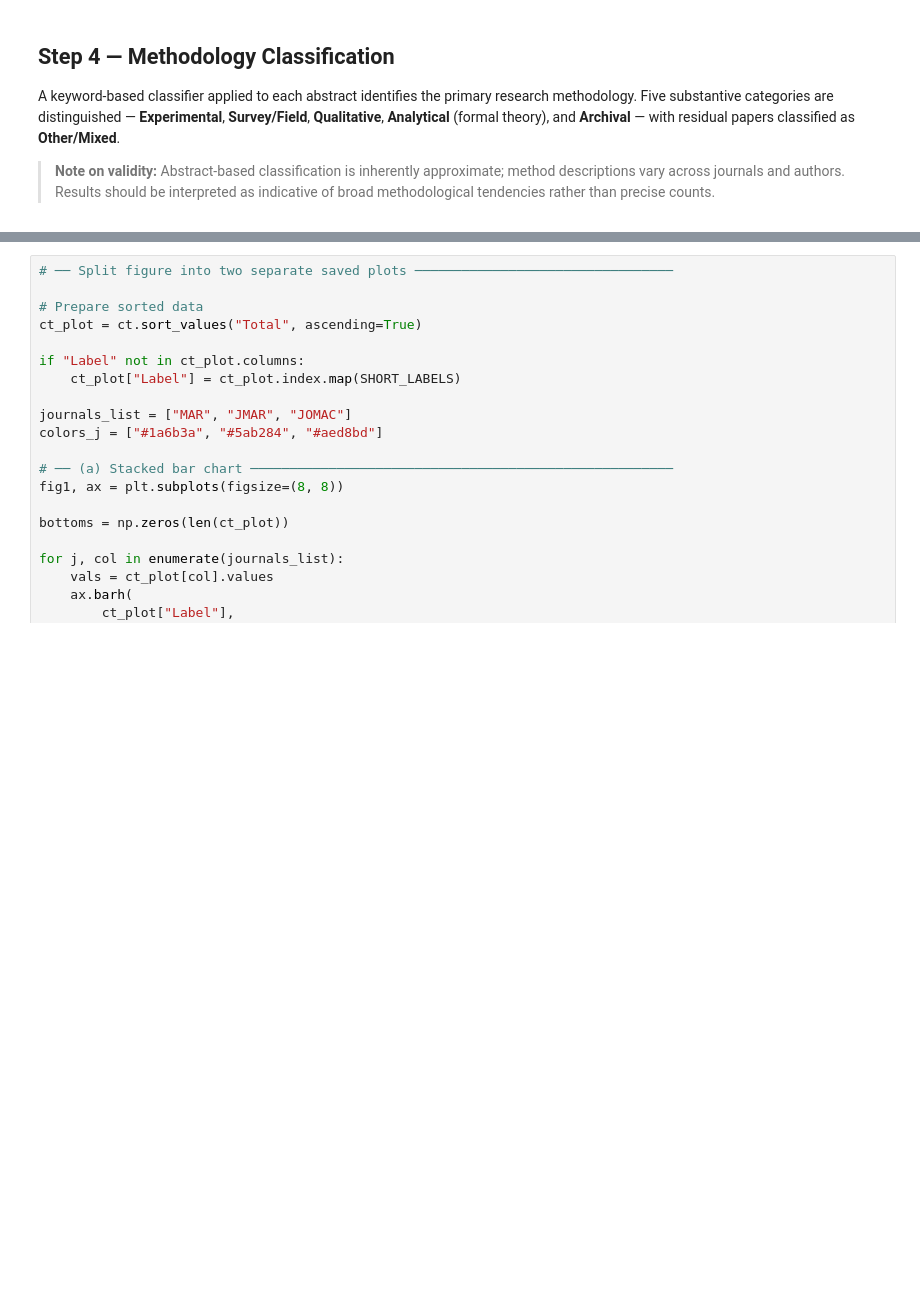
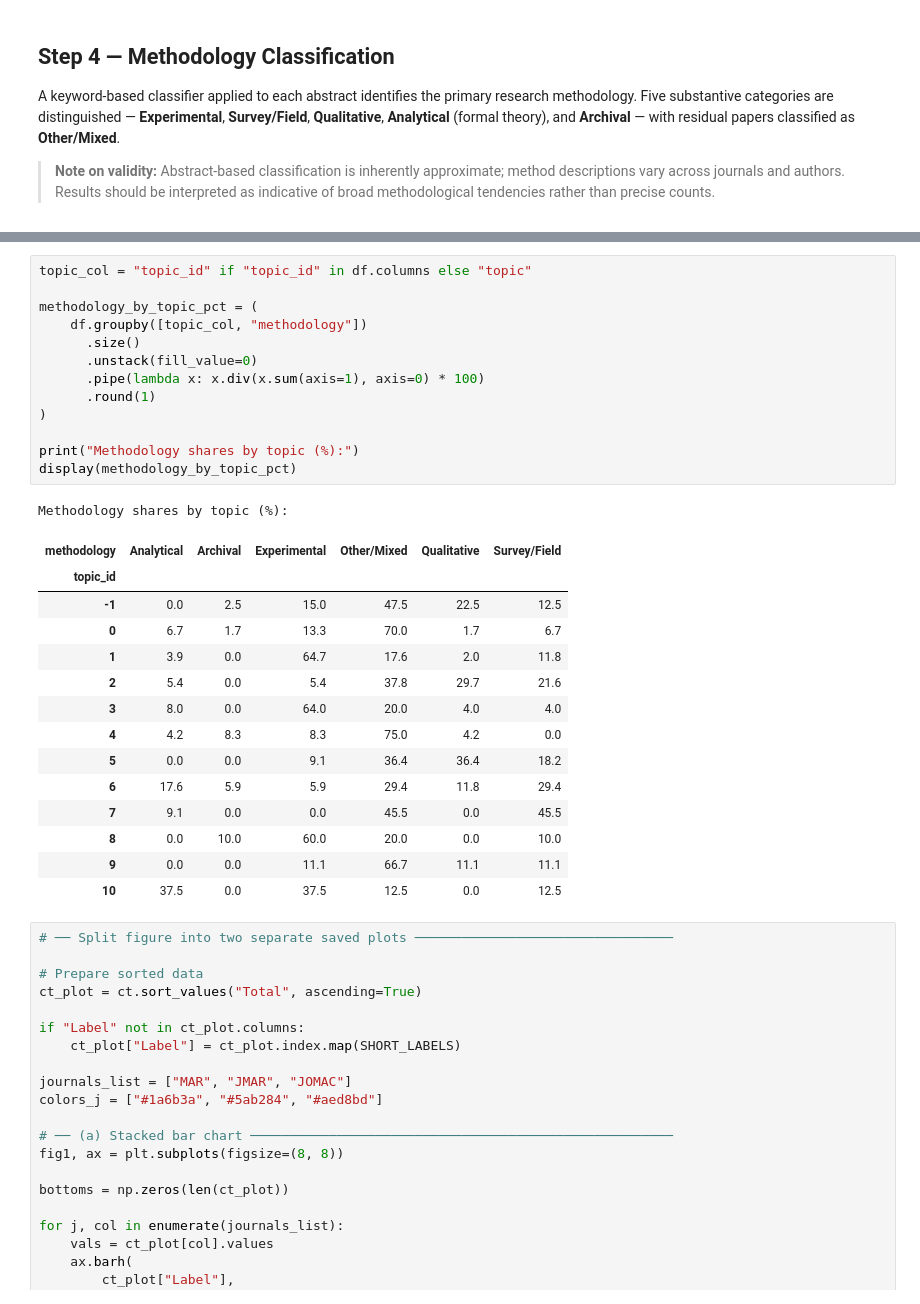
Before and after one commit to soerenssch/AFA, a Jupyter notebook: 03_AI_Labelling.ipynb, the cells around one changed output, grey strips where cells are left out. Saved outputs shown, nothing was run; the diff lists cells and outputs as text; blank space fills up the shorter version.

Commit message:
Methodology + Topic analysis added

```diff
--- a/03_AI_Labelling.ipynb
+++ b/03_AI_Labelling.ipynb
@@ -254,3 +263,32 @@ print("\n✓ papers_with_labels.csv updated")
+# %%
+topic_col = "topic_id" if "topic_id" in df.columns else "topic"
+
+methodology_by_topic_pct = (
+    df.groupby([topic_col, "methodology"])
+      .size()
+      .unstack(fill_value=0)
+      .pipe(lambda x: x.div(x.sum(axis=1), axis=0) * 100)
+      .round(1)
+)
+
+print("Methodology shares by topic (%):")
+display(methodology_by_topic_pct)
+# %% [output]
+Methodology shares by topic (%):
+| methodology | Analytical | Archival | Experimental | Other/Mixed | Qualitative | Survey/Field |
+| topic_id |  |  |  |  |  |  |
+| -1 | 0.0 | 2.5 | 15.0 | 47.5 | 22.5 | 12.5 |
+| 0 | 6.7 | 1.7 | 13.3 | 70.0 | 1.7 | 6.7 |
+| 1 | 3.9 | 0.0 | 64.7 | 17.6 | 2.0 | 11.8 |
+| 2 | 5.4 | 0.0 | 5.4 | 37.8 | 29.7 | 21.6 |
+| 3 | 8.0 | 0.0 | 64.0 | 20.0 | 4.0 | 4.0 |
+| 4 | 4.2 | 8.3 | 8.3 | 75.0 | 4.2 | 0.0 |
+| 5 | 0.0 | 0.0 | 9.1 | 36.4 | 36.4 | 18.2 |
+| 6 | 17.6 | 5.9 | 5.9 | 29.4 | 11.8 | 29.4 |
+| 7 | 9.1 | 0.0 | 0.0 | 45.5 | 0.0 | 45.5 |
+| 8 | 0.0 | 10.0 | 60.0 | 20.0 | 0.0 | 10.0 |
+| 9 | 0.0 | 0.0 | 11.1 | 66.7 | 11.1 | 11.1 |
+| 10 | 37.5 | 0.0 | 37.5 | 12.5 | 0.0 | 12.5 |
 # %%
 # ── Split figure into two separate saved plots ─────────────────────────────────
 
```
Also changed, not shown: parts of 5 cells of this notebook, 12 other files.
